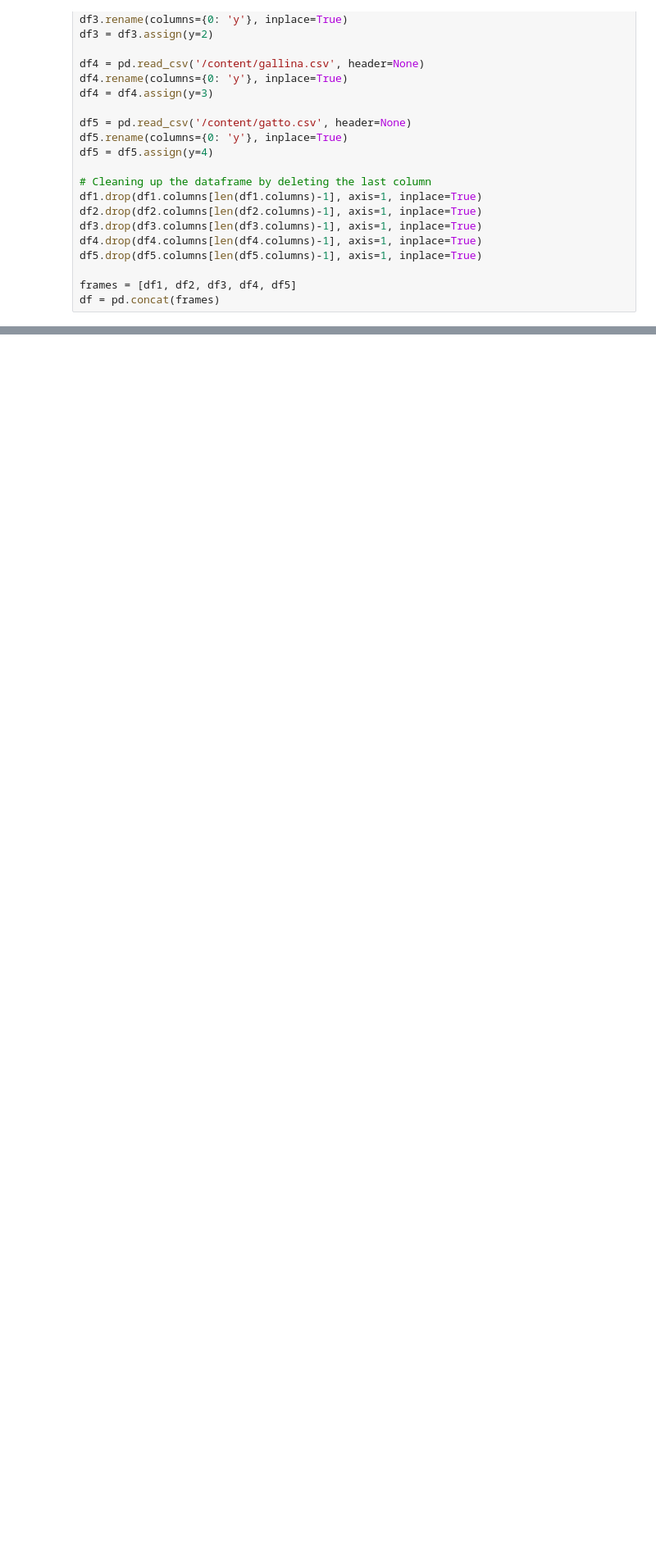
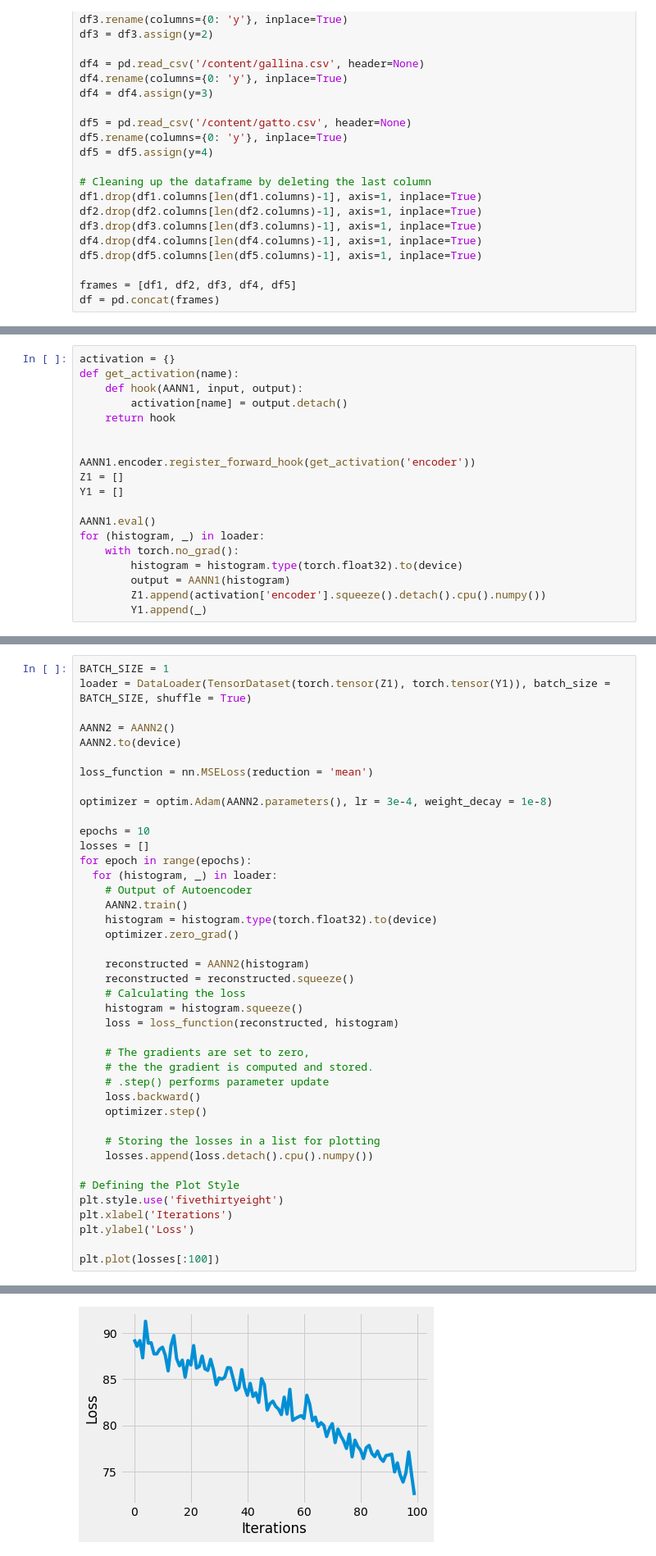
Before and after one commit to nehamjain10/CS6910_Assignments, a Jupyter notebook: Assignment_2/Assignment2Task2.ipynb, the cells around one changed output, grey strips where cells are left out. Shown at 82% size. Saved outputs shown, nothing was run; the diff lists cells and outputs as text; blank space fills up the shorter version.

```diff
--- a/Assignment_2/Assignment2Task2.ipynb
+++ b/Assignment_2/Assignment2Task2.ipynb
@@ -82,0 +123,19 @@ class AANN1(nn.Module):
+# %%
+activation = {}
+def get_activation(name):
+    def hook(AANN1, input, output):
+        activation[name] = output.detach()
+    return hook
+
+
+AANN1.encoder.register_forward_hook(get_activation('encoder'))
+Z1 = []
+Y1 = []
+
+AANN1.eval()
+for (histogram, _) in loader:
+    with torch.no_grad():
+        histogram = histogram.type(torch.float32).to(device)
+        output = AANN1(histogram)
+        Z1.append(activation['encoder'].squeeze().detach().cpu().numpy())
+        Y1.append(_)
@@ -101,3 +161,45 @@ class AANN2(nn.Module):
         encoded = self.encoder(x)
         decoded = self.decoder(encoded)
         return decoded
+# %%
+BATCH_SIZE = 1
+loader = DataLoader(TensorDataset(torch.tensor(Z1), torch.tensor(Y1)), batch_size = BATCH_SIZE, shuffle = True)
+
+AANN2 = AANN2()
+AANN2.to(device)
+
+loss_function = nn.MSELoss(reduction = 'mean')
+
+optimizer = optim.Adam(AANN2.parameters(), lr = 3e-4, weight_decay = 1e-8)
+
+epochs = 10
+losses = []
+for epoch in range(epochs):
+  for (histogram, _) in loader:
+    # Output of Autoencoder
+    AANN2.train()
+    histogram = histogram.type(torch.float32).to(device)
+    optimizer.zero_grad()
+
+    reconstructed = AANN2(histogram)
+    reconstructed = reconstructed.squeeze()
+    # Calculating the loss
+    histogram = histogram.squeeze()
+    loss = loss_function(reconstructed, histogram)
+
+    # The gradients are set to zero,
+    # the the gradient is computed and stored.
+    # .step() performs parameter update
+    loss.backward()
+    optimizer.step()
+
+    # Storing the losses in a list for plotting
+    losses.append(loss.detach().cpu().numpy())
+
+# Defining the Plot Style
+plt.style.use('fivethirtyeight')
+plt.xlabel('Iterations')
+plt.ylabel('Loss')
+
+plt.plot(losses[:100])
+# %% [output]
@@ -103,0 +207 @@ class AANN2(nn.Module):
+[figure, added]
```
Also changed, not shown: parts of 14 cells of this notebook.
